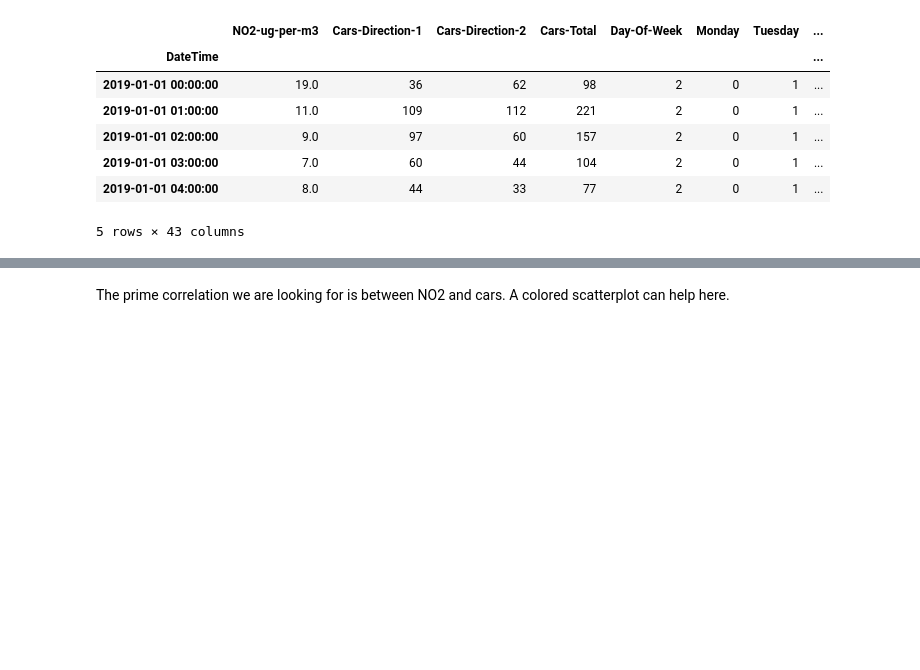
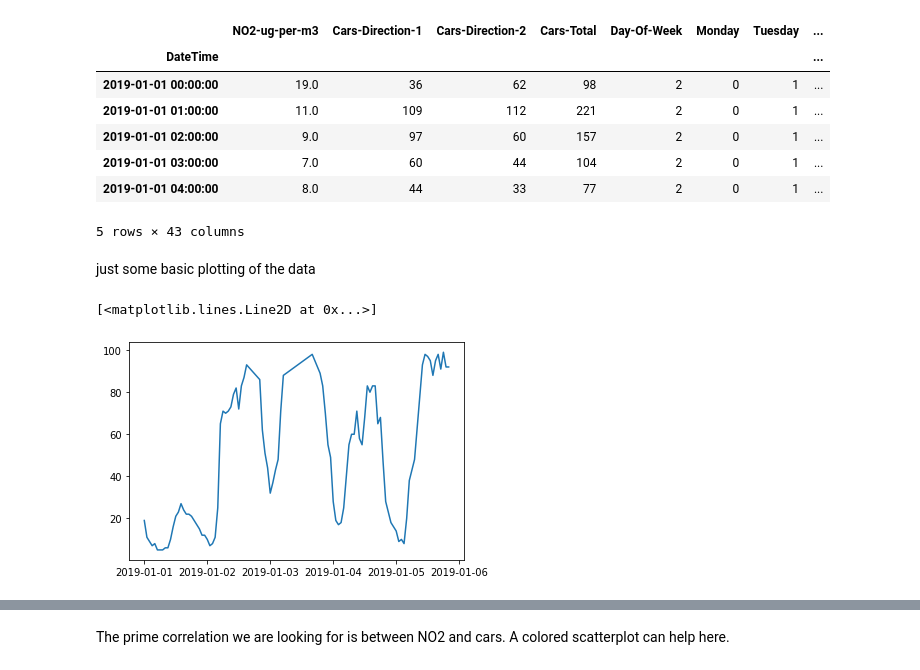
Before and after one commit to apexys/kiel_air_quality_tensorflow, a Jupyter notebook: DataExploration.ipynb, the cells around one changed output, grey strips where cells are left out. Saved outputs shown, nothing was run; the diff lists cells and outputs as text; code cells hidden in the pictures; blank space fills up the shorter version.

```diff
--- a/DataExploration.ipynb
+++ b/DataExploration.ipynb
@@ -26,3 +27,13 @@ data.head()
 | 2019-01-01 03:00:00 | 7.0 | 60 | 44 | 104 | 2 | 0 | 1 | ... |
 | 2019-01-01 04:00:00 | 8.0 | 44 | 33 | 77 | 2 | 0 | 1 | ... |
 5 rows × 43 columns
+# %% [markdown]
+just some basic plotting of the data
+# %%
+timespan = 100
+x = data['DateTime'][:timespan]
+y = data['NO2-ug-per-m3'][:timespan]
+plt.plot(x, y)
+# %% [output]
+[<matplotlib.lines.Line2D at 0x...>]
+[figure, added]
```
Also changed, not shown: parts of 9 cells of this notebook.
